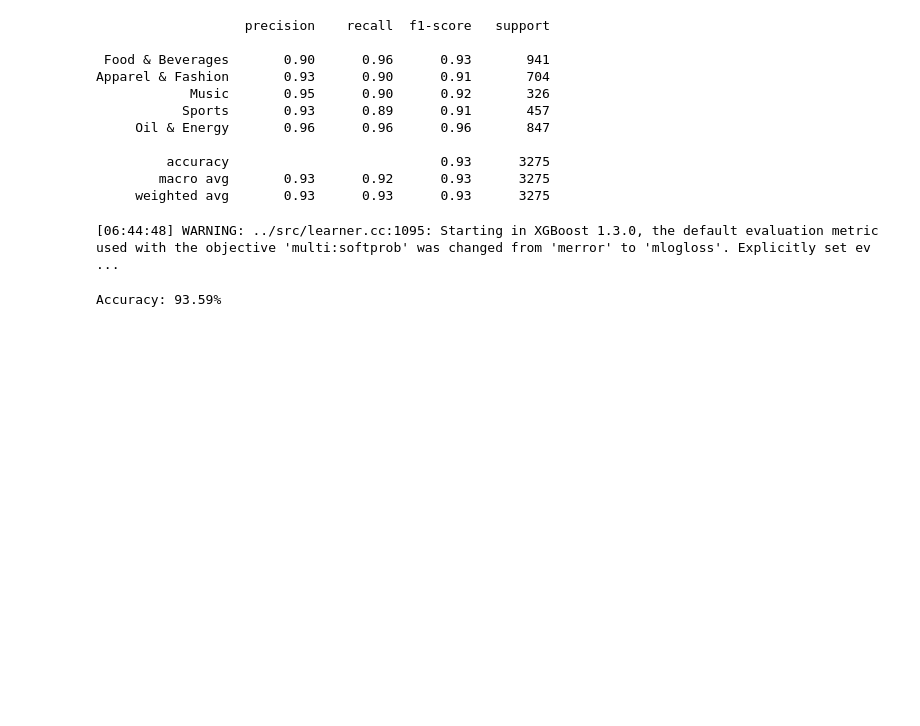
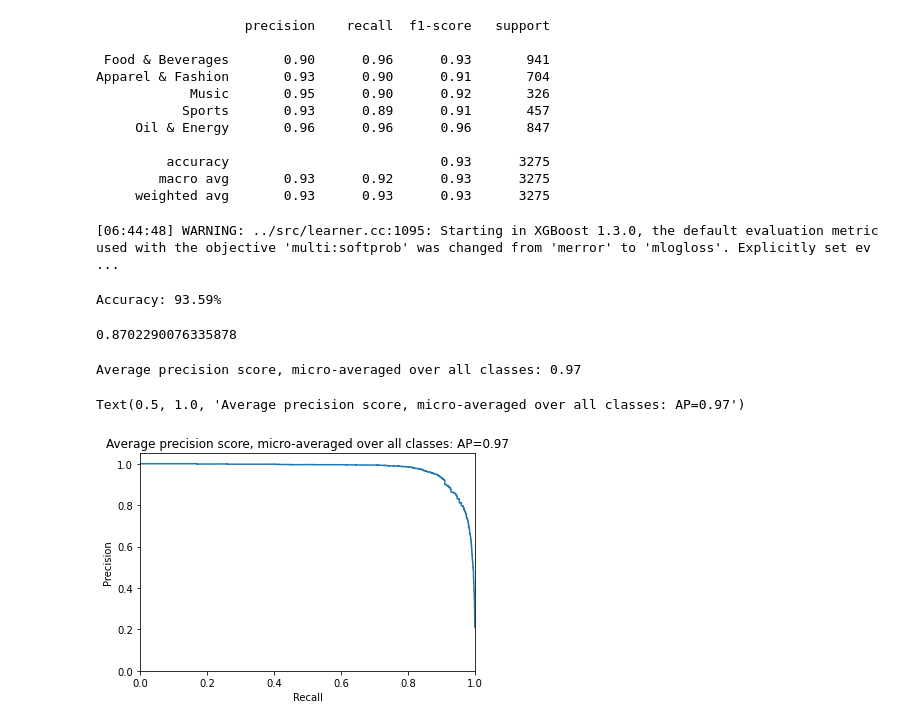
Before and after one commit to mohit-bags/BERT-Notebooks, a Jupyter notebook: Company Sector Determination(Text Classification)/mohit_Industry_Classifier_5_classes.ipynb, the cells around one changed output. Cells and saved outputs as stored; diff of their text form; code cells hidden in the pictures; blank space fills up the shorter version.

```diff
--- a/Company Sector Determination(Text Classification)/mohit_Industry_Classifier_5_classes.ipynb
+++ b/Company Sector Determination(Text Classification)/mohit_Industry_Classifier_5_classes.ipynb
@@ -277,7 +278,7 @@ model.score(X_test_vec, y_val)
 0.9273282442748092
 # %%
 LR_model = LogisticRegression(n_jobs=-1,verbose=True)
-LR_model.fit(X_train_vec, y_train)
+classifier=LR_model.fit(X_train_vec, y_train)
 y_pred = LR_model.predict(X_test_vec)
 # %% [output]
 [Parallel(n_jobs=-1)]: Using backend LokyBackend with 6 concurrent workers.
@@ -369,0 +396,41 @@ Accuracy: 93.59%
+# %%
+classifier.score(X_test, Y_test)
+# %% [output]
+0.8702290076335878
+# %%
+from sklearn.metrics import precision_recall_curve
+from sklearn.metrics import average_precision_score
+n_classes=5
+
+# For each class
+precision = dict()
+recall = dict()
+average_precision = dict()
+for i in range(n_classes):
+    precision[i], recall[i], _ = precision_recall_curve(Y_test[:, i],
+                                                        y_score[:, i])
+    average_precision[i] = average_precision_score(Y_test[:, i], y_score[:, i])
+
+# A "micro-average": quantifying score on all classes jointly
+precision["micro"], recall["micro"], _ = precision_recall_curve(Y_test.ravel(),
+    y_score.ravel())
+average_precision["micro"] = average_precision_score(Y_test, y_score,
+                                                     average="micro")
+print('Average precision score, micro-averaged over all classes: {0:0.2f}'
+      .format(average_precision["micro"]))
+# %% [output]
+Average precision score, micro-averaged over all classes: 0.97
+# %%
+plt.figure()
+plt.step(recall['micro'], precision['micro'], where='post')
+
+plt.xlabel('Recall')
+plt.ylabel('Precision')
+plt.ylim([0.0, 1.05])
+plt.xlim([0.0, 1.0])
+plt.title(
+    'Average precision score, micro-averaged over all classes: AP={0:0.2f}'
+    .format(average_precision["micro"]))
+# %% [output]
+Text(0.5, 1.0, 'Average precision score, micro-averaged over all classes: AP=0.97')
+[figure, added]
```
Also changed, not shown: parts of 15 cells of this notebook.
